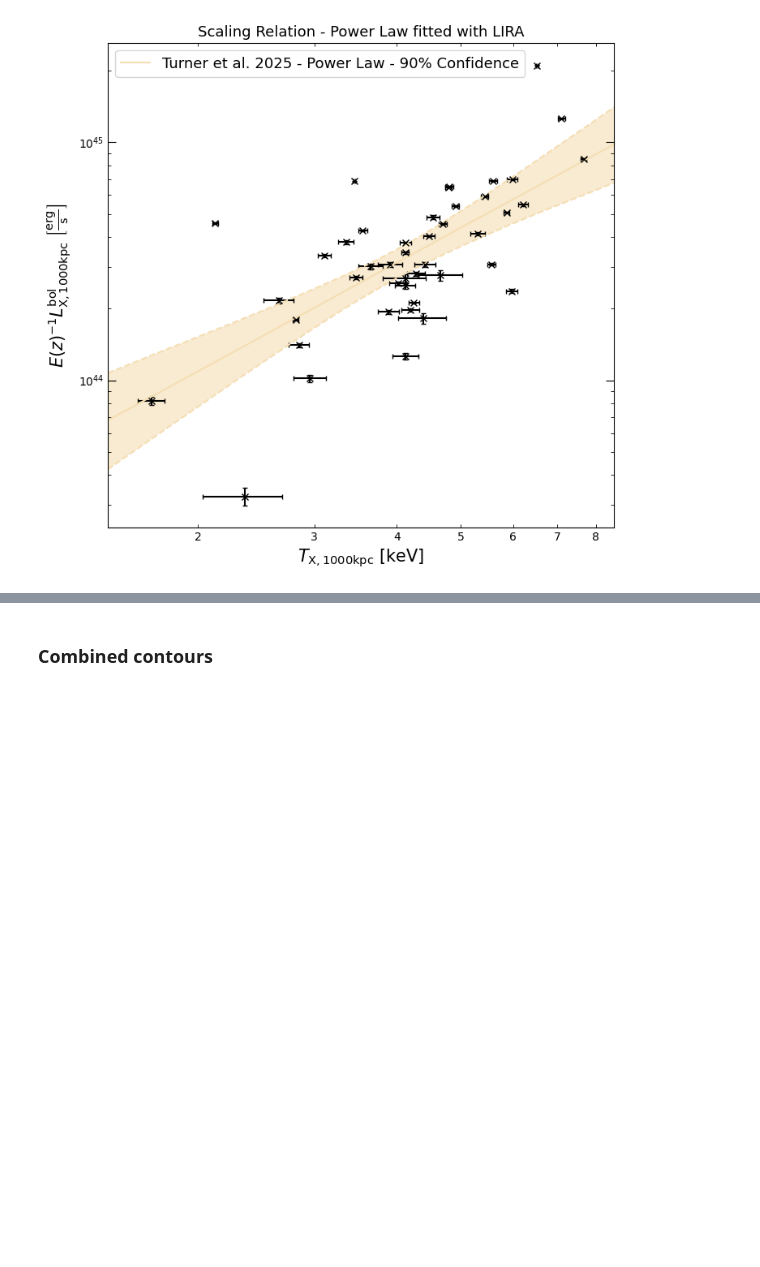
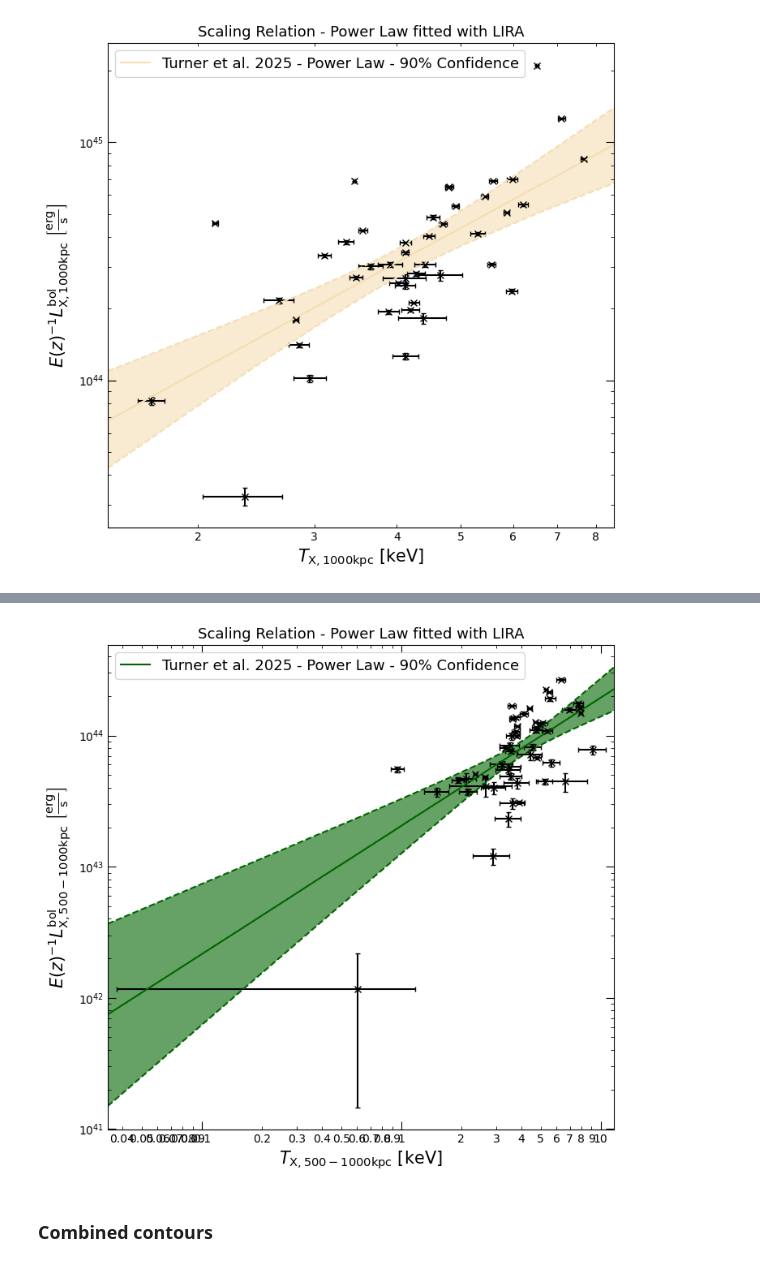
Before and after one commit to LoVoCCS/X-LoVoCCS-Analyses, a Jupyter notebook: notebooks/scaling_relations/new_fixed_aperture/LoVoCCS_fixedaperture_Lx-Tx.ipynb, the cells around one changed output, grey strips where cells are left out. Drawn from its saved outputs; the diff is of its cells as text; code cells hidden in the pictures; blank space fills up the shorter version.

```diff
--- a/notebooks/scaling_relations/new_fixed_aperture/LoVoCCS_fixedaperture_Lx-Tx.ipynb
+++ b/notebooks/scaling_relations/new_fixed_aperture/LoVoCCS_fixedaperture_Lx-Tx.ipynb
@@ -339,3 +413,7 @@ lxbol_1000kpc_tx1000kpc.view(figsize=(7.3, 7), save_path=vis_path + "turner2025_
+# %%
+lxbol_500to1000kpc_tx500to1000kpc.view(figsize=(7.3, 7), save_path=vis_path + "turner2025_lxbol_tx_500-1000kpc.pdf")
+# %% [output]
+[figure, added]
 # %% [markdown]
 ### Combined contours
 # %%
```
Also changed, not shown: parts of 16 cells of this notebook.
